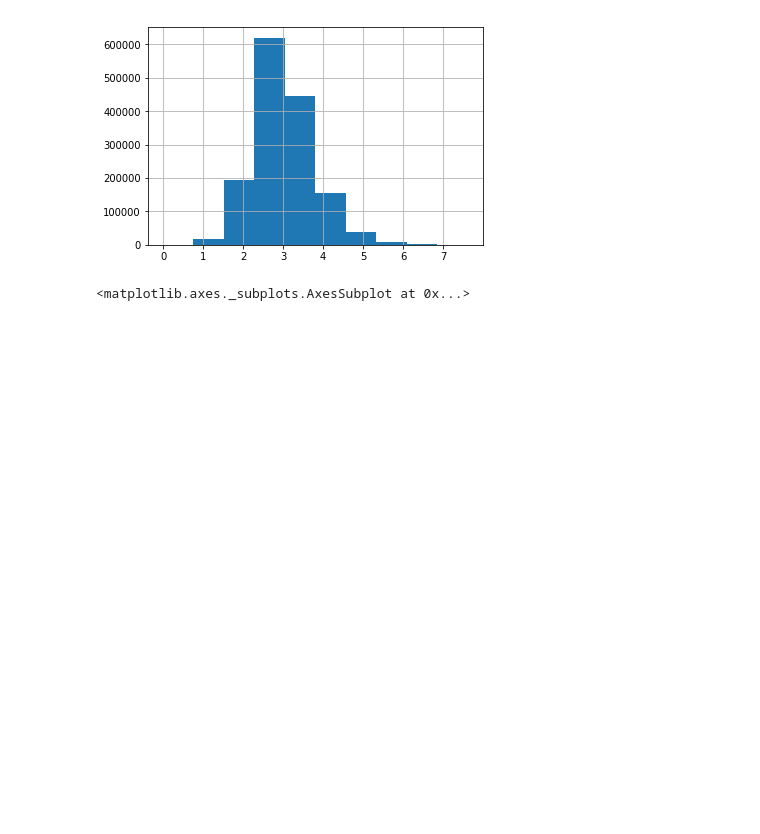
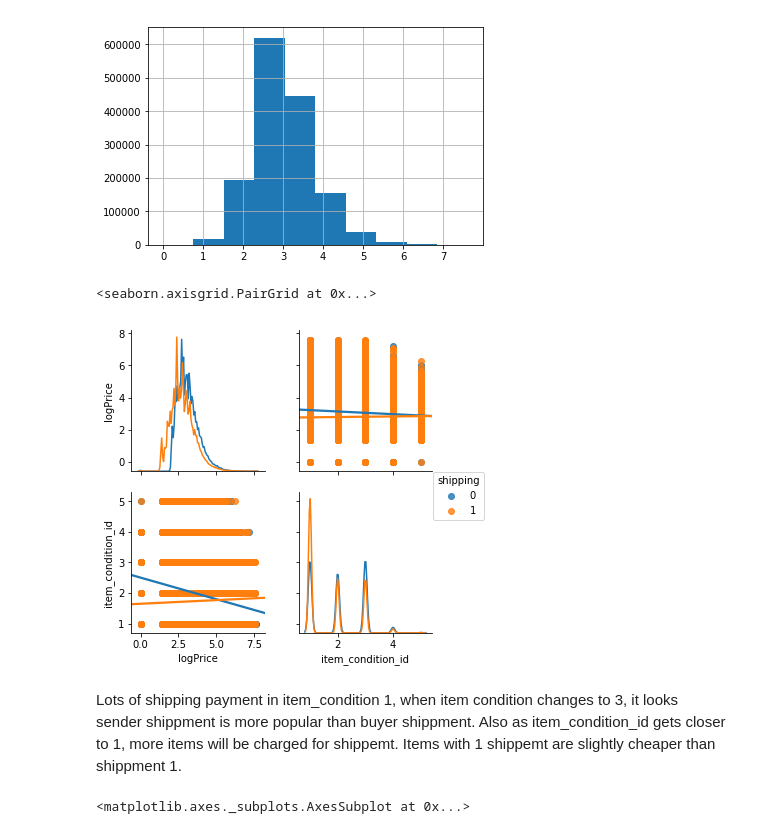
Before and after one commit to HediMontazeri/Kaggle_Mercari_Price, a Jupyter notebook: MercariDataExplore.ipynb, the cells around one changed output. Saved outputs shown, nothing was run; the diff lists cells and outputs as text; code cells hidden in the pictures; blank space fills up the shorter version.

```diff
--- a/MercariDataExplore.ipynb
+++ b/MercariDataExplore.ipynb
@@ -124,4 +138,13 @@ trainData['logPrice'].hist()
 # %% [output]
 <matplotlib.axes._subplots.AxesSubplot at 0x...>
 [figure]
+# %%
+sb.pairplot(trainData, vars=["logPrice", "item_condition_id"], kind = 'reg', hue='shipping', diag_kind = 'kde')
+# %% [output]
+<seaborn.axisgrid.PairGrid at 0x...>
+[figure, added]
+# %% [markdown]
+Lots of shipping payment in item_condition 1, when item condition changes to 3, it looks sender shippment is more popular than buyer shippment.
+Also as item_condition_id gets closer to 1, more items will be charged for shippemt.
+Items with 1 shippemt are slightly cheaper than shippment 1.
 # %%
```
Also changed, not shown: parts of 3 cells of this notebook.
